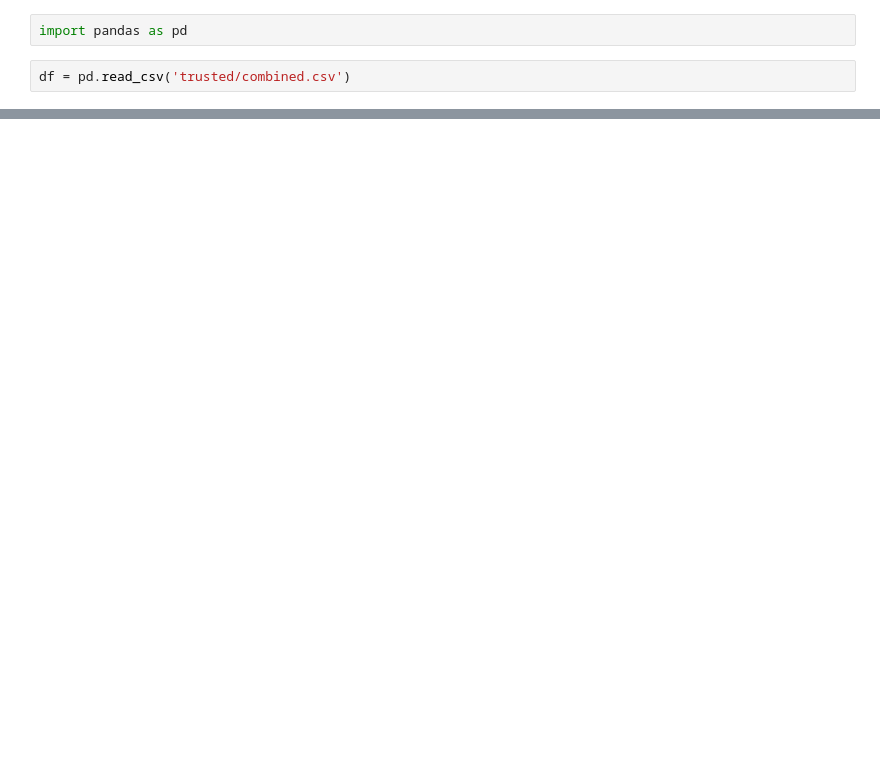
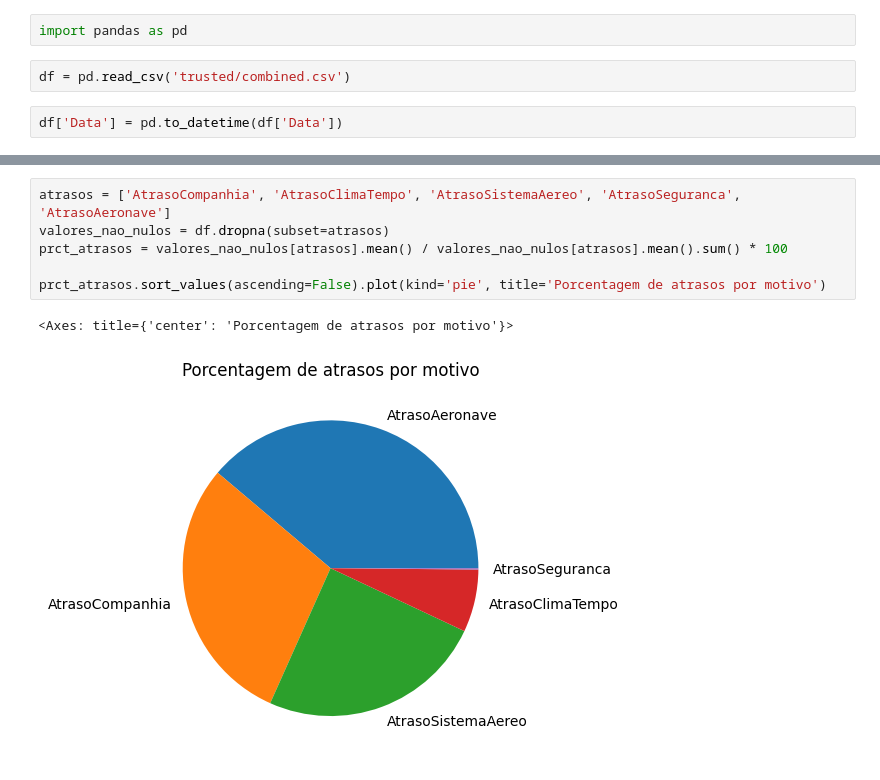
Before and after one commit to joaqu1m/airline-time-analysis, a Jupyter notebook: analysis.ipynb, the cells around one changed output, grey strips where cells are left out. Saved outputs shown, nothing was run; the diff lists cells and outputs as text; blank space fills up the shorter version.

```diff
--- a/analysis.ipynb
+++ b/analysis.ipynb
@@ -2,3 +2,5 @@
 import pandas as pd
 # %%
 df = pd.read_csv('trusted/combined.csv')
+# %%
+df['Data'] = pd.to_datetime(df['Data'])
@@ -27,0 +88,9 @@ after_event = df[df['Data'] >= '2001-09-11']
+# %%
+atrasos = ['AtrasoCompanhia', 'AtrasoClimaTempo', 'AtrasoSistemaAereo', 'AtrasoSeguranca', 'AtrasoAeronave']
+valores_nao_nulos = df.dropna(subset=atrasos)
+prct_atrasos = valores_nao_nulos[atrasos].mean() / valores_nao_nulos[atrasos].mean().sum() * 100
+
+prct_atrasos.sort_values(ascending=False).plot(kind='pie', title='Porcentagem de atrasos por motivo')
+# %% [output]
+<Axes: title={'center': 'Porcentagem de atrasos por motivo'}>
+[figure, added]
```
Also changed, not shown: parts of 9 cells of this notebook, 3 other files.
